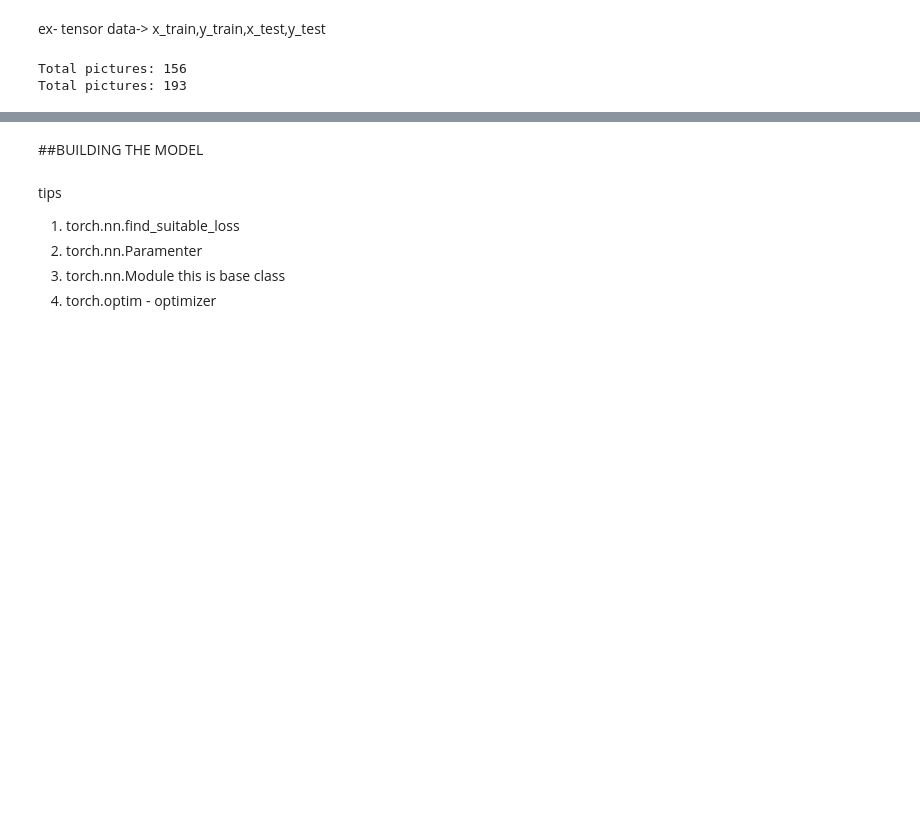
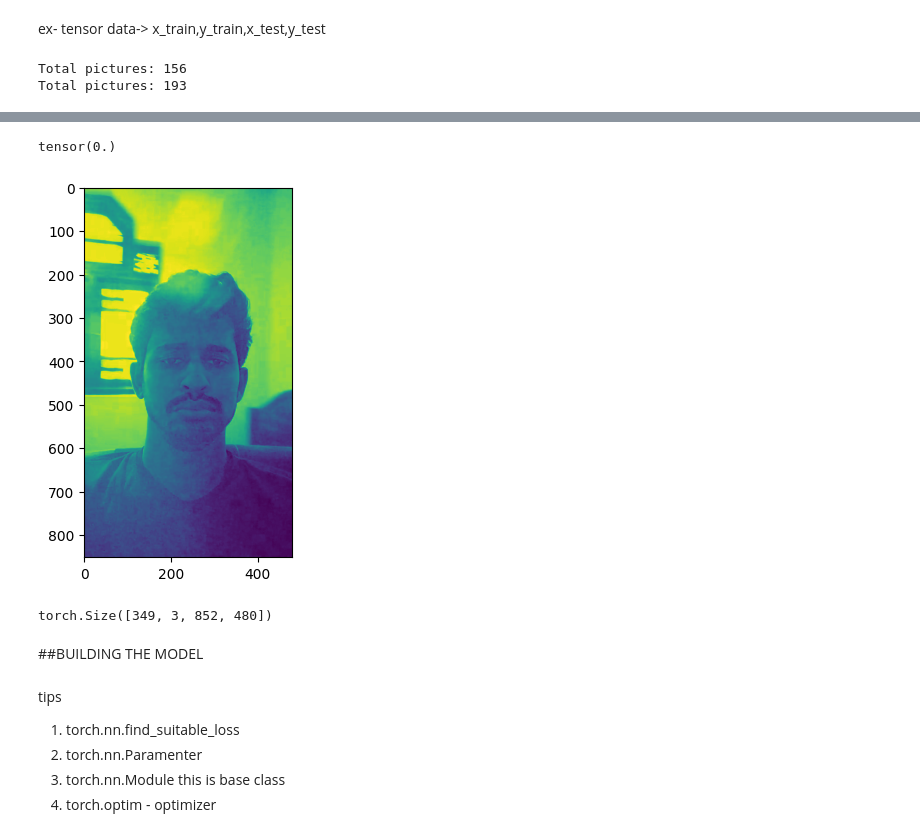
Before and after one commit to AhamedShimak/My-AI-Projects, a Jupyter notebook: happy_or_sad.ipynb, the cells around one changed output, grey strips where cells are left out. Cells and saved outputs as stored; diff of their text form; code cells hidden in the pictures; blank space fills up the shorter version.

```diff
--- a/happy_or_sad.ipynb
+++ b/happy_or_sad.ipynb
@@ -537,0 +574,11 @@ plt.imshow(happy[60])
+# %%
+y=torch.cat((torch.ones(len(happy_set)),torch.zeros(len(sad_set))),dim=0)
+x=torch.cat((happy_set,sad_set),dim=0)
+# %%
+n=204
+print(y[n])
+plt.imshow(x[n][0])
+plt.show()
+# %% [output]
+tensor(0.)
+[figure, added]
@@ -538,5 +588,9 @@ plt.imshow(happy[60])
 # %%
 # plot and visualize it
+
+(torch.cat((sad_set,happy_set),dim=0)).shape
+# %% [output]
+torch.Size([349, 3, 852, 480])
 # %% [markdown]
 ##BUILDING THE MODEL
 # %% [markdown]
```
Also changed, not shown: parts of 13 cells of this notebook.
